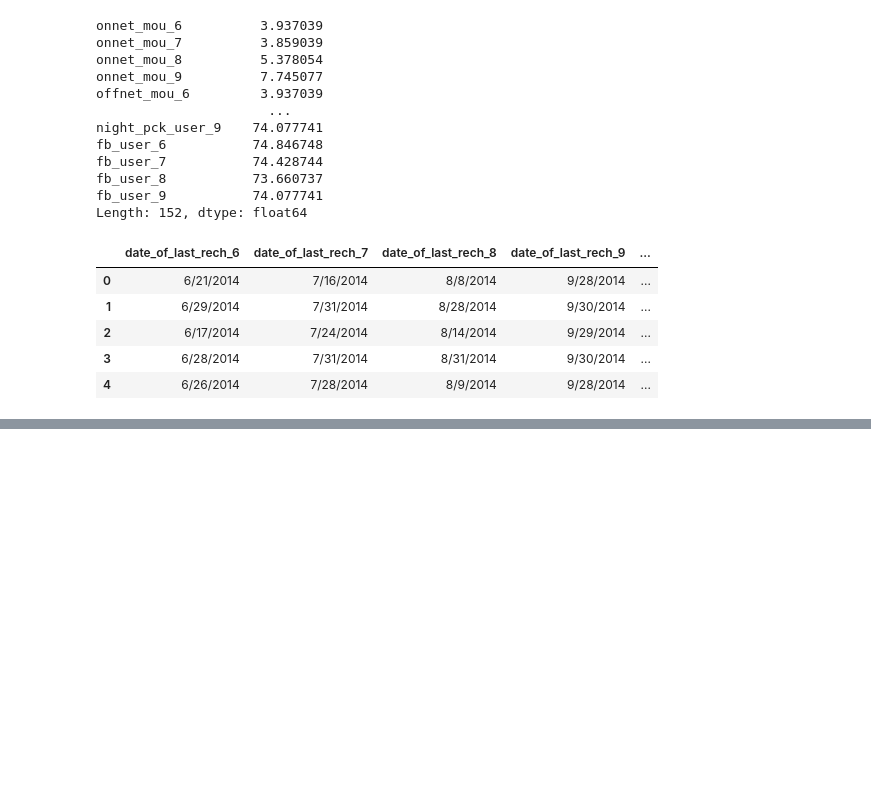
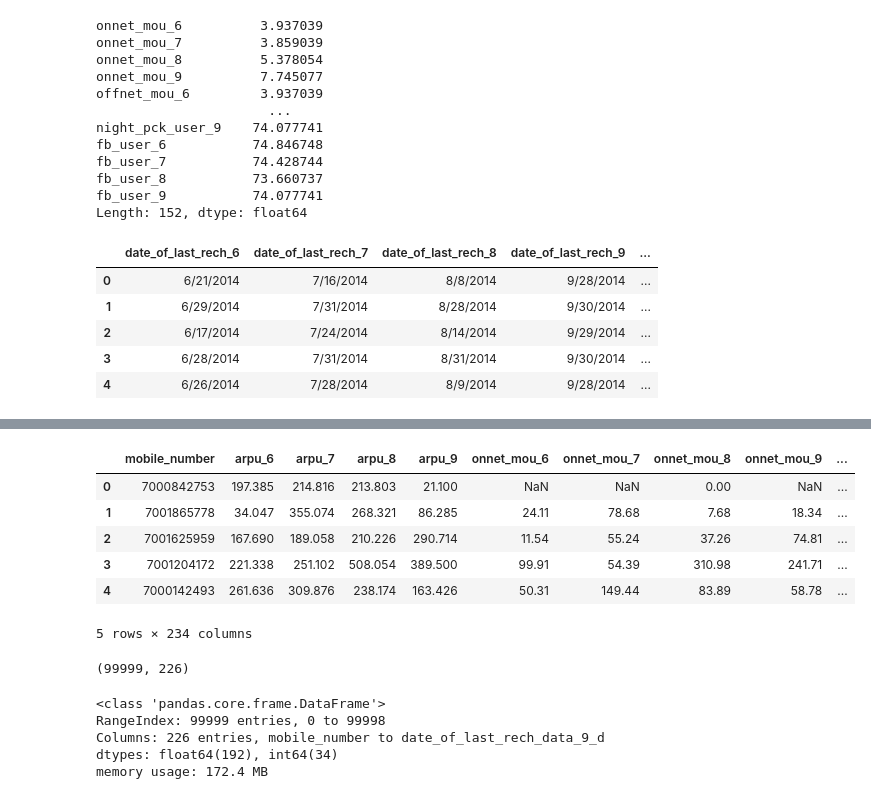
Before and after one commit to ramakrishnagaddam1/Telecom-Churn-UpGrad, a Jupyter notebook: Telecom_churn_Case_Study.ipynb, the cells around one changed output, grey strips where cells are left out. Saved outputs shown, nothing was run; the diff lists cells and outputs as text; code cells hidden in the pictures; blank space fills up the shorter version.

Commit message:
Cleaned & Converted all the date columns to numerical columns

```diff
--- a/Telecom_churn_Case_Study.ipynb
+++ b/Telecom_churn_Case_Study.ipynb
@@ -129,0 +164,21 @@ categorical_data.head()
+# %%
+# function to split the date columns to separate date, month and years column
+def splitDateColumns(columns, dataset):
+    for col in columns:
+        column_mnt = col + '_mnt'
+        column_yr = col + '_yr'
+        column_d = col + '_d'
+        dataset[column_mnt] = dataset[col].dt.month
+        dataset[column_yr] = dataset[col].dt.year
+        dataset[column_d] = dataset[col].dt.day
+# %%
+splitDateColumns(telecom.select_dtypes(include=['datetime']).columns, telecom)
+telecom.head()
+# %% [output]
+|  | mobile_number | arpu_6 | arpu_7 | arpu_8 | arpu_9 | onnet_mou_6 | onnet_mou_7 | onnet_mou_8 | onnet_mou_9 | ... |
+| 0 | 7000842753 | 197.385 | 214.816 | 213.803 | 21.100 | NaN | NaN | 0.00 | NaN | ... |
+| 1 | 7001865778 | 34.047 | 355.074 | 268.321 | 86.285 | 24.11 | 78.68 | 7.68 | 18.34 | ... |
+| 2 | 7001625959 | 167.690 | 189.058 | 210.226 | 290.714 | 11.54 | 55.24 | 37.26 | 74.81 | ... |
+| 3 | 7001204172 | 221.338 | 251.102 | 508.054 | 389.500 | 99.91 | 54.39 | 310.98 | 241.71 | ... |
+| 4 | 7000142493 | 261.636 | 309.876 | 238.174 | 163.426 | 50.31 | 149.44 | 83.89 | 58.78 | ... |
+5 rows × 234 columns
@@ -129,0 +187,12 @@ categorical_data.head()
+# %%
+telecom_data.shape
+# %% [output]
+(99999, 226)
+# %%
+telecom_data.info()
+# %% [output]
+<class 'pandas.core.frame.DataFrame'>
+RangeIndex: 99999 entries, 0 to 99998
+Columns: 226 entries, mobile_number to date_of_last_rech_data_9_d
+dtypes: float64(192), int64(34)
+memory usage: 172.4 MB
```
Also changed, not shown: parts of 5 cells of this notebook.
